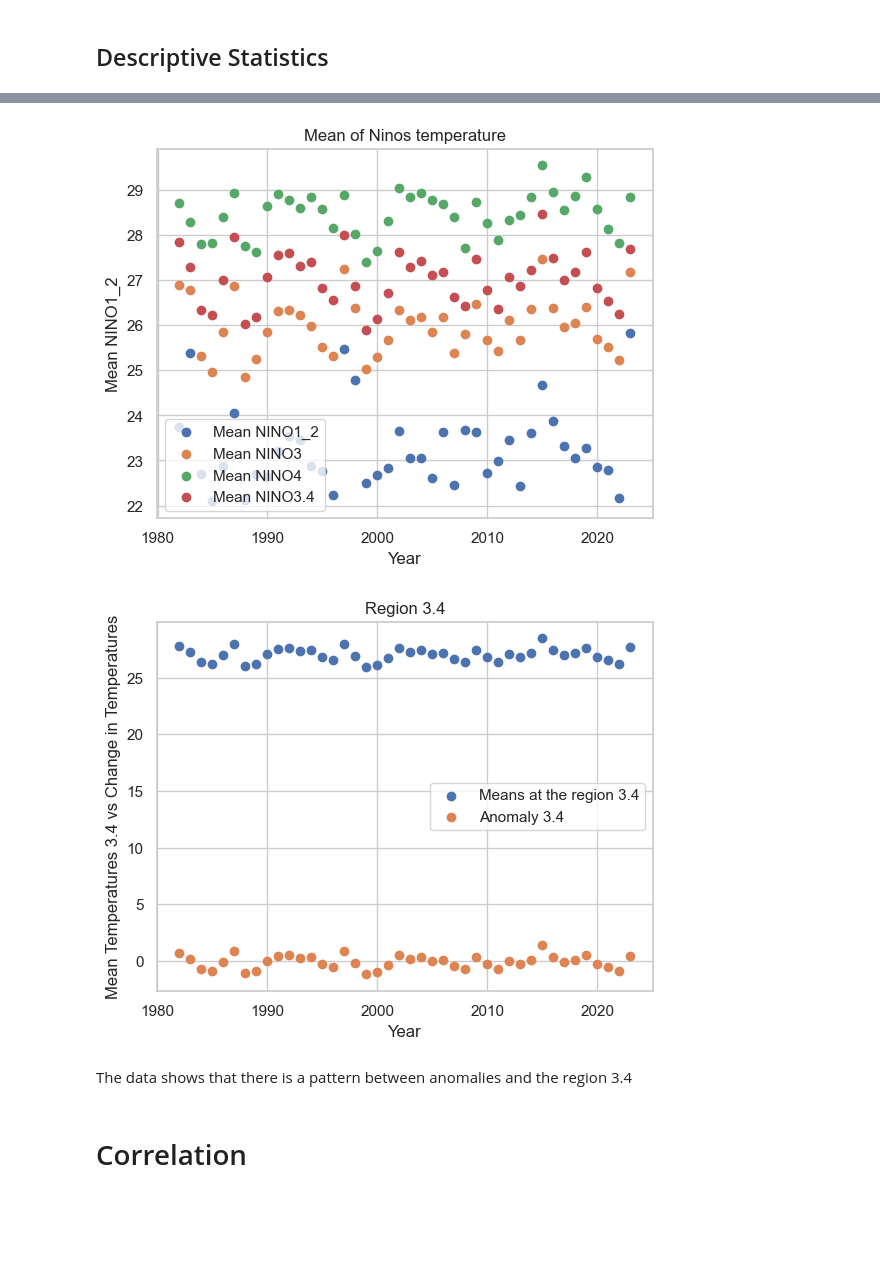
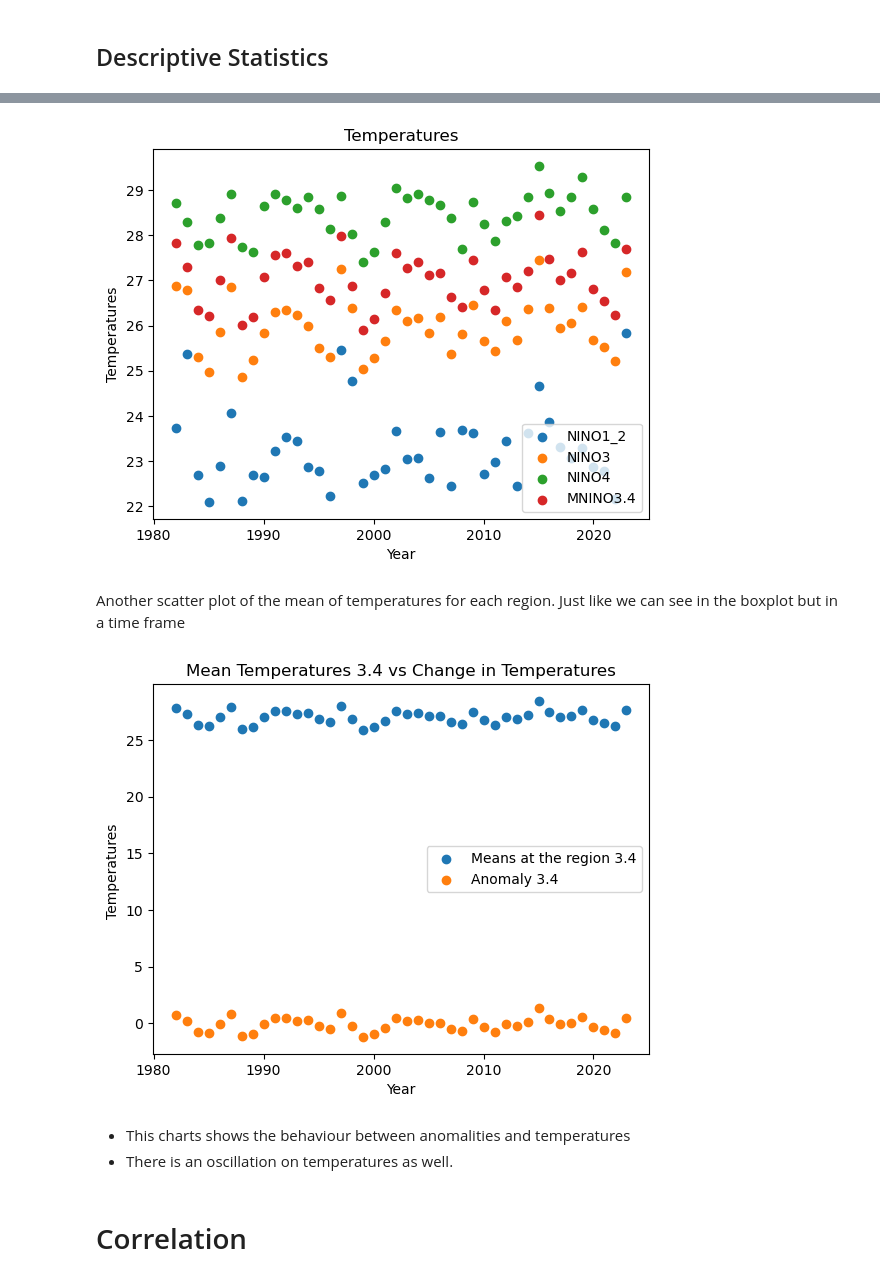
Before and after one commit to misaelanton/Misael_Portfolio, a Jupyter notebook: ENSO .ipynb, the cells around one changed output, grey strips where cells are left out. Cells and saved outputs as stored; diff of their text form; code cells hidden in the pictures; blank space fills up the shorter version.

```diff
--- a/ENSO .ipynb
+++ b/ENSO .ipynb
@@ -289,11 +277,3 @@ df['date']
 499   2023-08-01
 500   2023-09-01
 Name: date, Length: 501, dtype: datetime64[ns]
-# %%
-#visualizing the data,
-sns.set(style="whitegrid")
-plt.title('Mean of Ninos temperature by region')
-ax1 = sns.boxplot(data=df[['NINO1_2', 'NINO3', 'NINO4', 'NINO3.4']])
-plt.show()
-plt.title('Mean of anomalies by region')
-ax2 = sns.boxplot(data=df[['ANOM1_2', 'ANOM3', 'ANOM4', 'ANOM3.4']])
@@ -334,27 +372,30 @@ described
 # %%
-plt.scatter(described.index, described[('NINO1_2', 'mean')], label='Mean NINO1_2')
-plt.scatter(described.index, described[('NINO3', 'mean')], label='Mean NINO3')
-plt.scatter(described.index, described[('NINO4', 'mean')], label='Mean NINO4')
-plt.scatter(described.index, described[('NINO3.4', 'mean')], label='Mean NINO3.4')
+plt.scatter(described.index, described[('NINO1_2', 'mean')], label='NINO1_2')
+plt.scatter(described.index, described[('NINO3', 'mean')], label='NINO3')
+plt.scatter(described.index, described[('NINO4', 'mean')], label='NINO4')
+plt.scatter(described.index, described[('NINO3.4', 'mean')], label='MNINO3.4')
 plt.xlabel('Year')
-plt.ylabel('Mean NINO1_2')
-plt.title('Mean of Ninos temperature')
+plt.ylabel('Temperatures')
+plt.title('Temperatures')
 plt.legend()
 plt.show()
 # %% [output]
-[figure, old version]
+[figure, new version]
+# %% [markdown]
+Another scatter plot of the mean of temperatures for each region. Just like we can see in the boxplot but in a time frame
 # %%
 plt.scatter(described.index, described[('NINO3.4', 'mean')], label='Means at the region 3.4')
 plt.scatter(described.index, described[('ANOM3.4', 'mean')], label='Anomaly 3.4')
 plt.xlabel('Year')
-plt.ylabel('Mean Temperatures 3.4 vs Change in Temperatures')
-plt.title('Region 3.4')
+plt.ylabel('Temperatures ')
+plt.title('Mean Temperatures 3.4 vs Change in Temperatures')
 plt.legend()
 plt.show()
 # %% [output]
-[figure, old version]
+[figure, new version]
-# %% [markdown]
-The data shows that there is a pattern between anomalies and the region 3.4
+# %% [markdown]
+* This charts shows the behaviour between anomalities and temperatures
+* There is an oscillation on temperatures as well.
 # %% [markdown]
 # Correlation
 # %%
```
Also changed, not shown: parts of 31 cells of this notebook.
